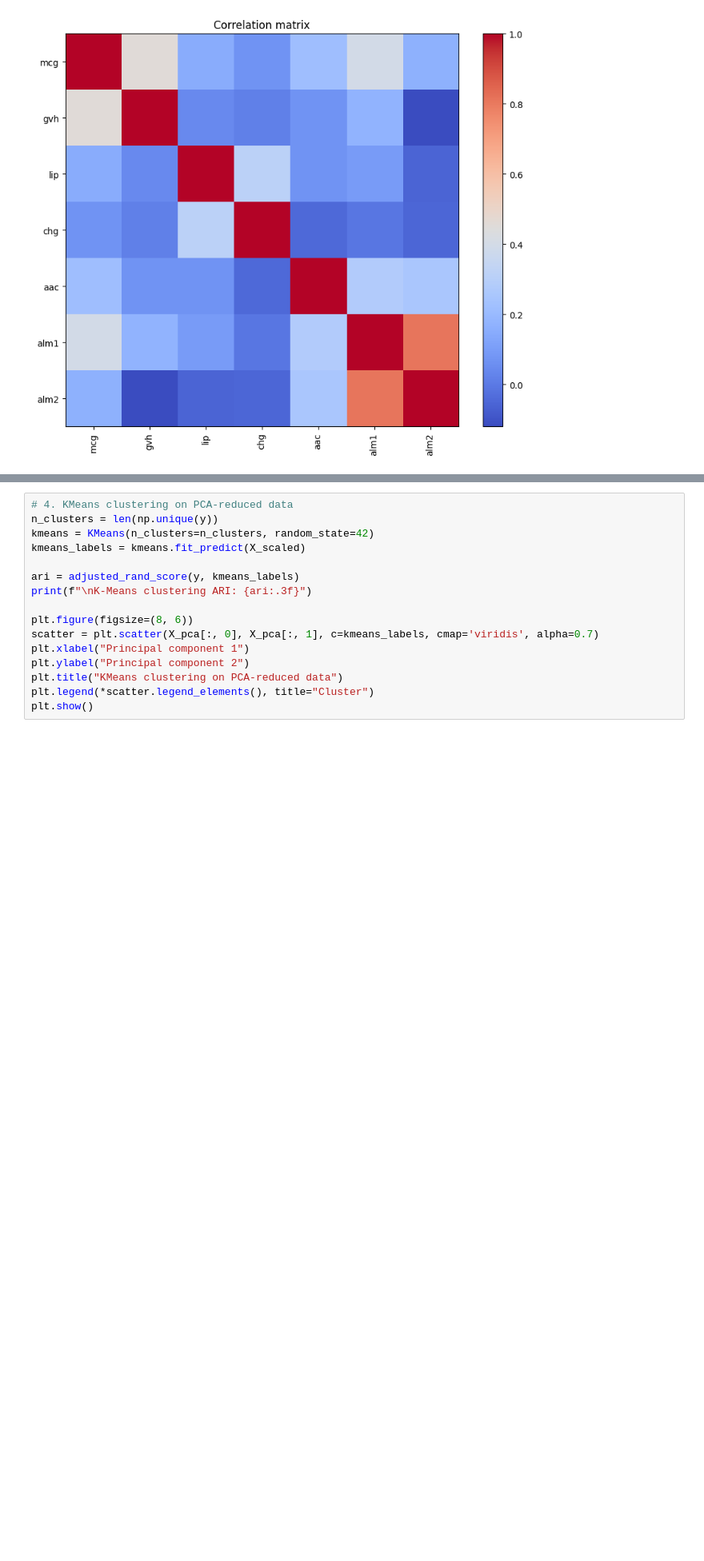
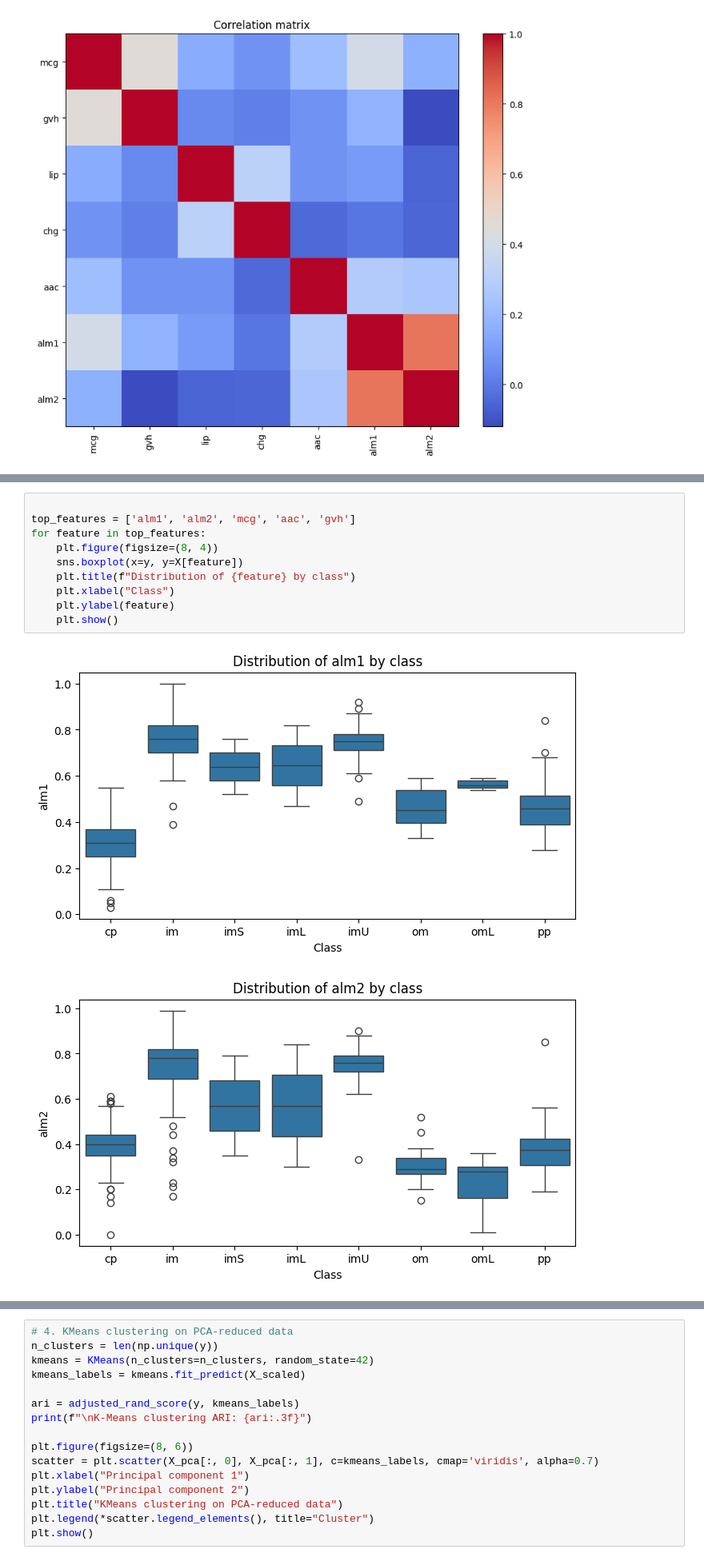
Before and after one commit to jswistak/data-science-workshop, a Jupyter notebook: analysis.ipynb, the cells around one changed output, grey strips where cells are left out. Shown at 80% size. Cells and saved outputs as stored; diff of their text form; blank space fills up the shorter version.

```diff
--- a/analysis.ipynb
+++ b/analysis.ipynb
@@ -133,3 +142,16 @@ mcg     0.433018
 aac     0.345907
 gvh     0.223986
 Name: PC1, dtype: float64
+# %%
+
+top_features = ['alm1', 'alm2', 'mcg', 'aac', 'gvh']
+for feature in top_features:
+    plt.figure(figsize=(8, 4))
+    sns.boxplot(x=y, y=X[feature])
+    plt.title(f"Distribution of {feature} by class")
+    plt.xlabel("Class")
+    plt.ylabel(feature)
+    plt.show()
+# %% [output]
+[figure, added]
+[figure, added]
```
Also changed, not shown: parts of 4 cells of this notebook.
